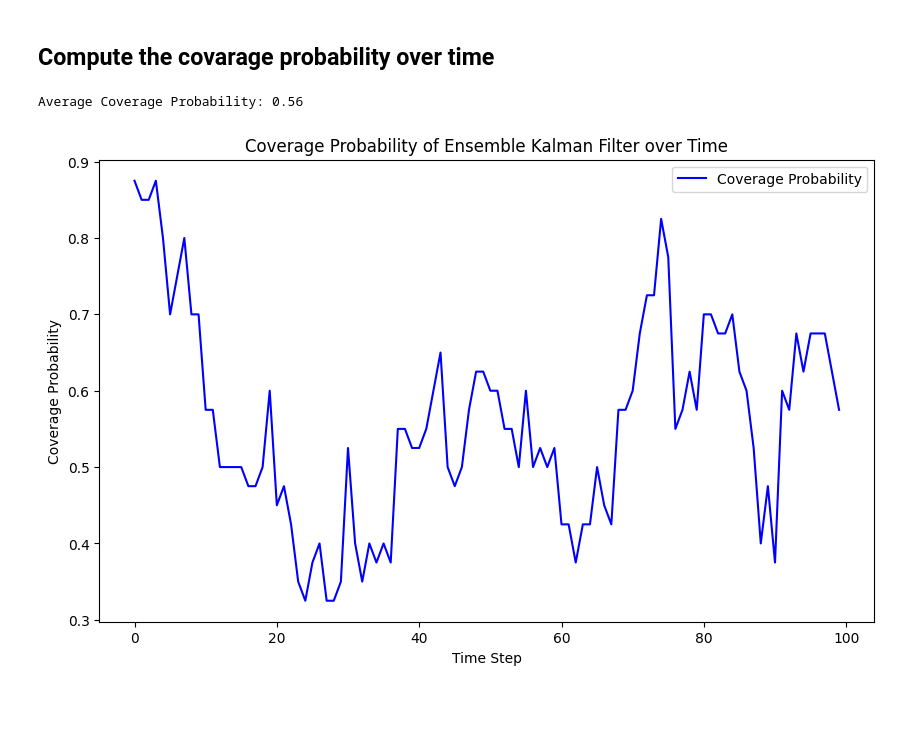
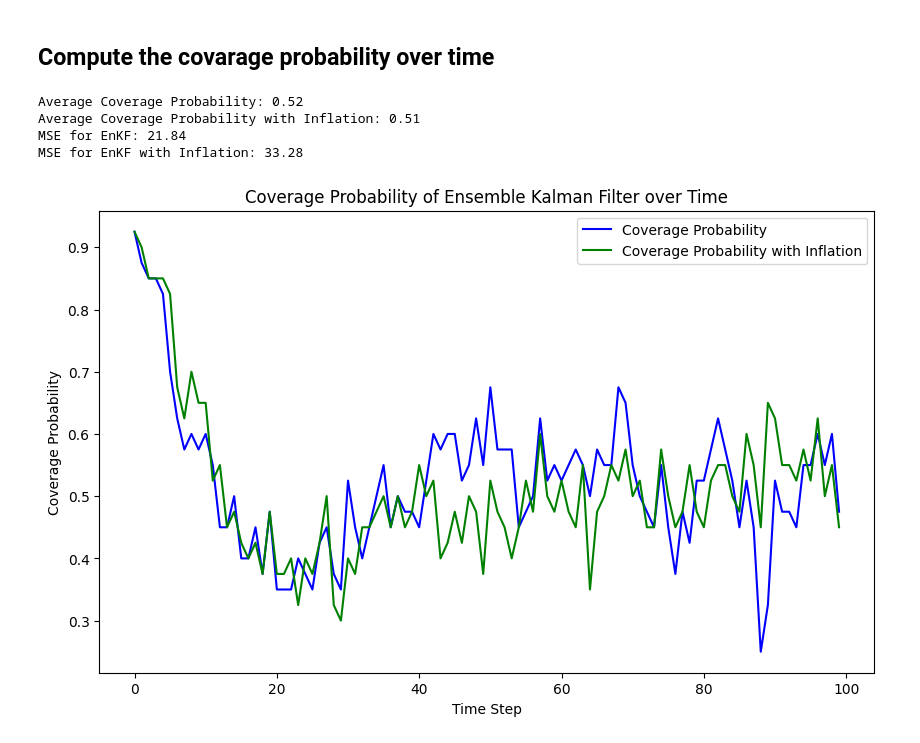
Before and after one commit to JackWang0102/STAT-546-EnFK-Simulation, a Jupyter notebook: EnKF_sim.ipynb, the cells around one changed output. Cells and saved outputs as stored; diff of their text form; code cells hidden in the pictures; blank space fills up the shorter version.

```diff
--- a/EnKF_sim.ipynb
+++ b/EnKF_sim.ipynb
@@ -642,7 +642,7 @@ observations = np.array(observations)
 First define a function for EnKF.
 # %%
 # Function for the EnKF
-def EnKF(ensemble, observations, H, process_noise_std, obs_noise_std, num_ensemble, timesteps, dt, inflation=1):
+def EnKF(ensemble, observations, H, process_noise_std, obs_noise_std, num_ensemble, timesteps, dt, inflation):
     # Create two lists to store the estimated states and ensemble standard deviations
     estimated_states = []
     ensemble_std_dev = []
@@ -660,19 +660,16 @@ def EnKF(ensemble, observations, H, process_noise_std, obs_noise_std, num_ensemb
         ensemble_mean = np.mean(ensemble, axis=0)
         deviations = ensemble - ensemble_mean
 
-        # Inflate the ensemble
-        ensemble = ensemble_mean + inflation * deviations
-
         # Calculate observation ensemble and deviations
         obs_ensemble = H @ ensemble.T  # Shape: (obs_dim, num_ensemble)
         obs_ensemble_mean = np.mean(obs_ensemble, axis=1)
         obs_deviations = obs_ensemble - obs_ensemble_mean[:, None]
 
         # Calculate cross-covariance P_xy
-        P_xy = (deviations.T @ obs_deviations.T) / (num_ensemble - 1)  # Shape: (state_dim, obs_dim)
+        P_xy = inflation * (deviations.T @ obs_deviations.T) / (num_ensemble - 1)  # Shape: (state_dim, obs_dim)
 
         # Calculate observation covariance P_yy
-        P_yy = (obs_deviations @ obs_deviations.T) / (num_ensemble - 1) + np.eye(obs_dim) * obs_noise_std**2
+        P_yy = inflation * (obs_deviations @ obs_deviations.T) / (num_ensemble - 1) + np.eye(obs_dim) * obs_noise_std**2
 
         # Calculate Kalman Gain
         K = P_xy @ np.linalg.inv(P_yy)
@@ -700,7 +697,7 @@ P_init = np.eye(state_dim) * 1.0
 ensemble = np.random.multivariate_normal(x0, P_init, num_ensemble)
 
 # Run the EnKF for state estimation
-estimated_states, ensemble_std_dev = EnKF(ensemble, observations, H, process_noise_std, obs_noise_std, num_ensemble, timesteps, dt)
+estimated_states, ensemble_std_dev = EnKF(ensemble, observations, H, process_noise_std, obs_noise_std, num_ensemble, timesteps, dt, inflation=1.0)
 
 # Convert estimated states and standard deviation to numpy arrays
 estimated_states = np.array(estimated_states)
@@ -715,12 +712,11 @@ confidence_interval_lower = estimated_states - 1.96 * ensemble_std_dev
 np.random.seed(999)
 
 # Implement EnKF with inlfation
-inflation = 1.5
 P_init = np.eye(state_dim) * 1.0
 ensemble = np.random.multivariate_normal(x0, P_init, num_ensemble)
 
 # Run the EnKF for state estimation
-estimated_states_inflated, ensemble_std_dev_inflated = EnKF(ensemble, observations, H, process_noise_std, obs_noise_std, num_ensemble, timesteps, dt, inflation)
+estimated_states_inflated, ensemble_std_dev_inflated = EnKF(ensemble, observations, H, process_noise_std, obs_noise_std, num_ensemble, timesteps, dt, inflation = 2)
 
 # Convert estimated states and standard deviation to numpy arrays
 estimated_states_inflated = np.array(estimated_states_inflated)
@@ -811,18 +828,36 @@ coverage_probabilities = []
 for t in range(timesteps):
     coverage_probabilities.append(np.mean((true_states[t+1] >= confidence_interval_lower[t]) & (true_states[t+1] <= confidence_interval_upper[t])))
 coverage_probabilities = np.array(coverage_probabilities)
+
+# Coverage Probability over time (EnKF with inflation)
+coverage_probabilities_inflated = []
+for t in range(timesteps):
+    coverage_probabilities_inflated.append(np.mean((true_states[t+1] >= confidence_interval_lower_inflated[t]) & (true_states[t+1] <= confidence_interval_upper_inflated[t])))
+coverage_probabilities_inflated = np.array(coverage_probabilities_inflated)
 # %%
-# Plot the coverage probability over time
+# Plot the coverage probability over time for EnKF and EnKF with inflation
 plt.figure(figsize=(10, 6))
 plt.plot(range(timesteps), coverage_probabilities, label='Coverage Probability', color='b')
+plt.plot(range(timesteps), coverage_probabilities_inflated, label='Coverage Probability with Inflation', color='g')
 plt.xlabel('Time Step')
 plt.ylabel('Coverage Probability')
 plt.title('Coverage Probability of Ensemble Kalman Filter over Time')
 plt.legend()
 
 # Report the average coverage probability
 average_coverage_probability = np.mean(coverage_probabilities)
 print(f"Average Coverage Probability: {average_coverage_probability:.2f}")
+average_coverage_probability_inflated = np.mean(coverage_probabilities_inflated)
+print(f"Average Coverage Probability with Inflation: {average_coverage_probability_inflated:.2f}")
+
+# Compute the MSE for EnKF and EnKF with inflation
+MSE = np.mean((true_states[:] - estimated_states[:]) ** 2)
+print(f"MSE for EnKF: {MSE:.2f}")
+MSE_inflated = np.mean((true_states[:] - estimated_states_inflated[:]) ** 2)
+print(f"MSE for EnKF with Inflation: {MSE_inflated:.2f}")
 # %% [output]
-Average Coverage Probability: 0.56
+Average Coverage Probability: 0.52
+Average Coverage Probability with Inflation: 0.51
+MSE for EnKF: 21.84
+MSE for EnKF with Inflation: 33.28
-[figure, old version]
+[figure, new version]
```
Also changed, not shown: parts of 4 cells of this notebook.
